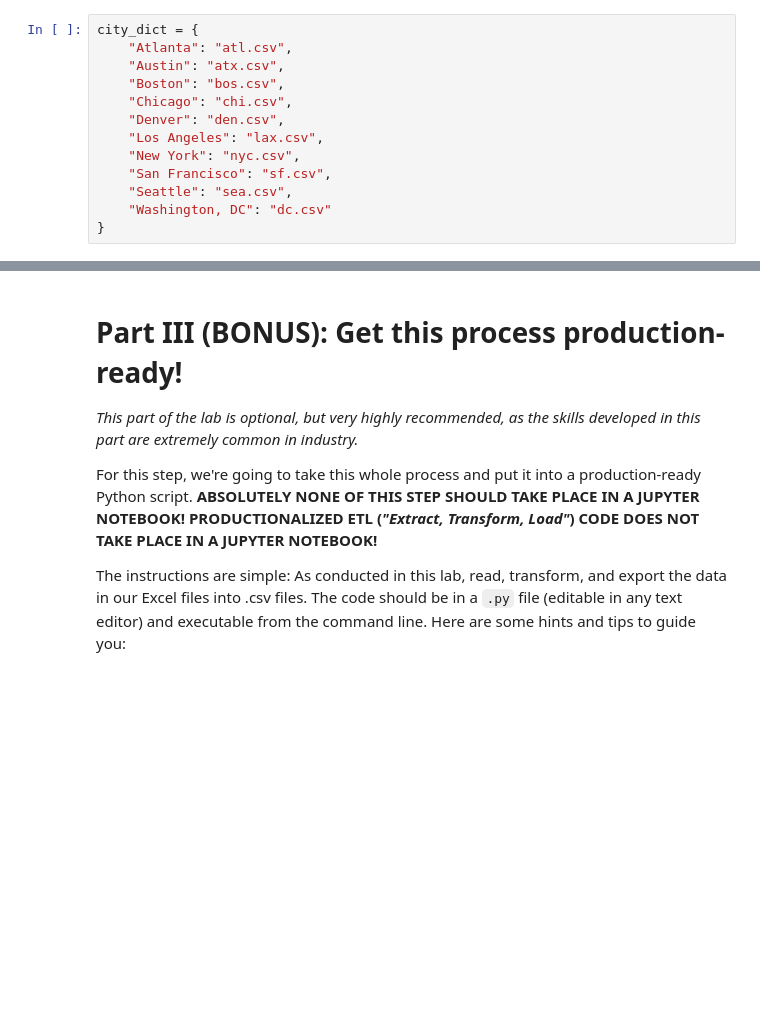
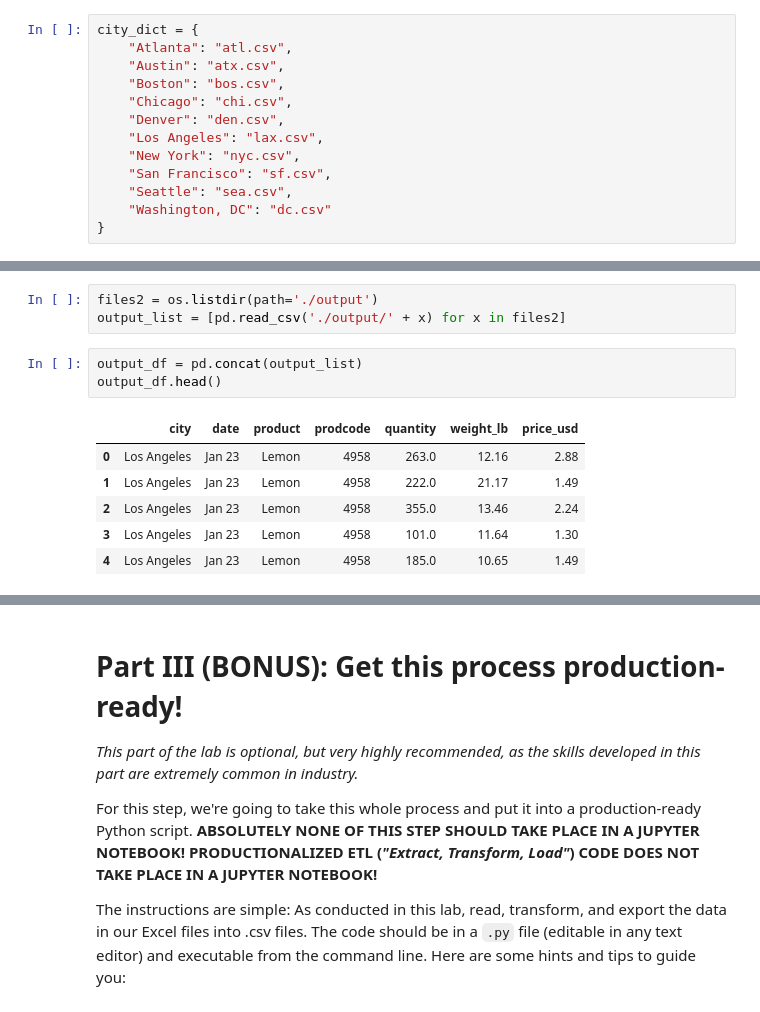
Before and after one commit to joeiid/excel-madness-lab, a Jupyter notebook: starter-code.ipynb, the cells around one changed output, grey strips where cells are left out. Saved outputs shown, nothing was run; the diff lists cells and outputs as text; blank space fills up the shorter version.

```diff
--- a/starter-code.ipynb
+++ b/starter-code.ipynb
@@ -295,3 +335,16 @@ In steps very similar to the ones conducted above...
 If you've done everything correct, your answer should look exactly like this:
 
 ![](imgs/correct-output.png)
+# %%
+files2 = os.listdir(path='./output')
+output_list = [pd.read_csv('./output/' + x) for x in files2]
+# %%
+output_df = pd.concat(output_list)
+output_df.head()
+# %% [output]
+|  | city | date | product | prodcode | quantity | weight_lb | price_usd |
+| 0 | Los Angeles | Jan 23 | Lemon | 4958 | 263.0 | 12.16 | 2.88 |
+| 1 | Los Angeles | Jan 23 | Lemon | 4958 | 222.0 | 21.17 | 1.49 |
+| 2 | Los Angeles | Jan 23 | Lemon | 4958 | 355.0 | 13.46 | 2.24 |
+| 3 | Los Angeles | Jan 23 | Lemon | 4958 | 101.0 | 11.64 | 1.30 |
+| 4 | Los Angeles | Jan 23 | Lemon | 4958 | 185.0 | 10.65 | 1.49 |
```
Also changed, not shown: parts of 11 cells of this notebook, 10 other files.
